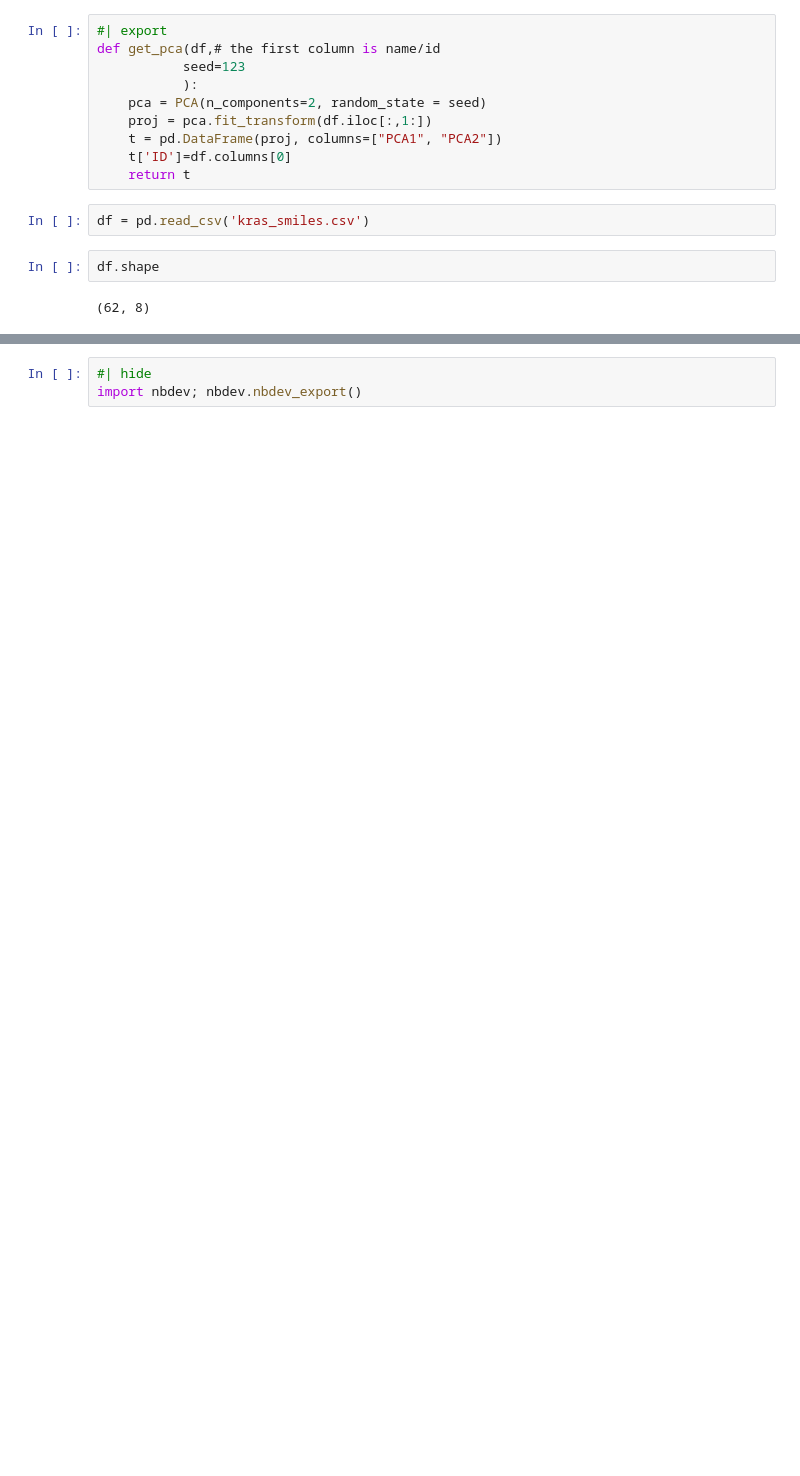
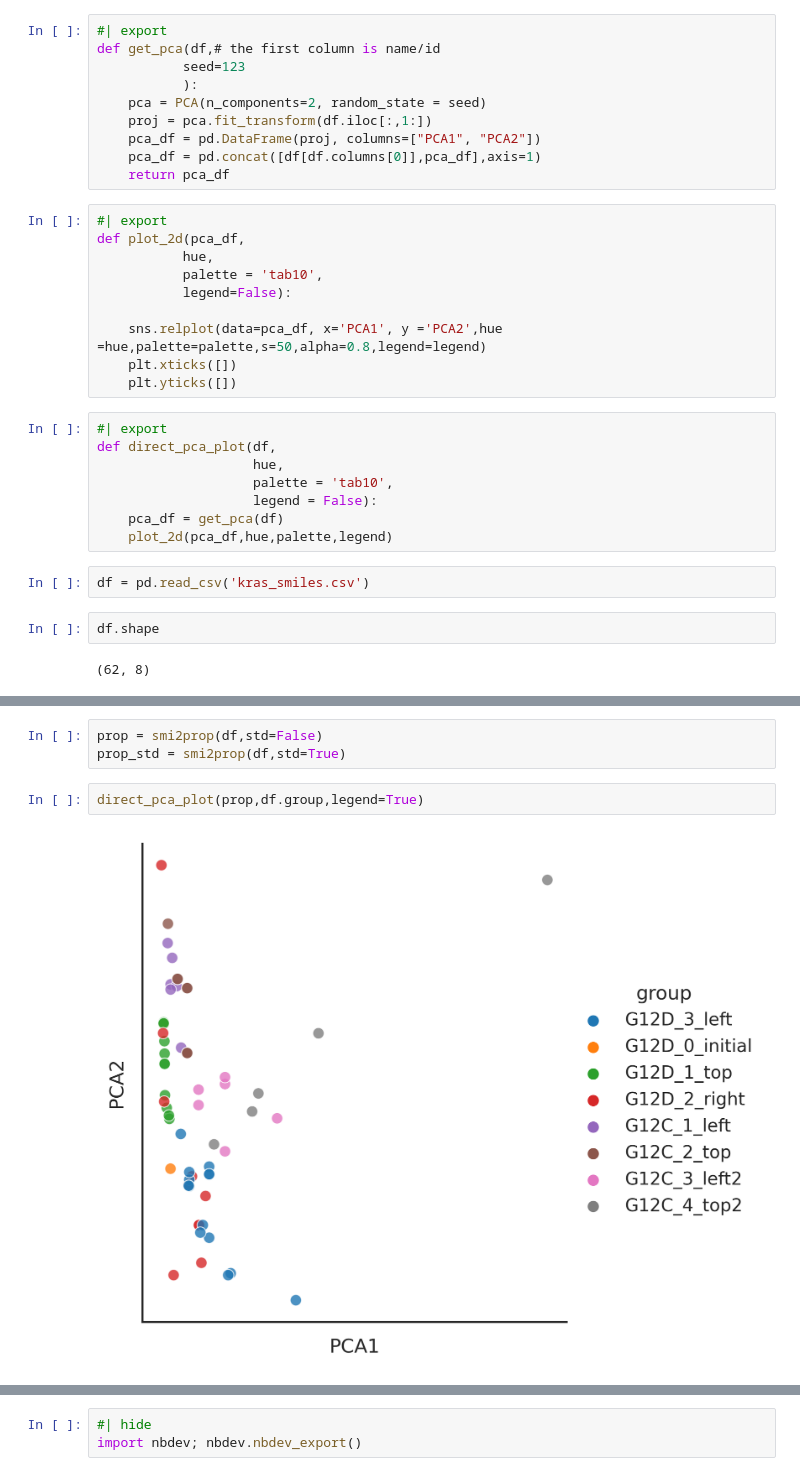
Before and after one commit to sky1ove/tools, a Jupyter notebook: nbs/01_plot.ipynb, the cells around one changed output, grey strips where cells are left out. Saved outputs shown, nothing was run; the diff lists cells and outputs as text; blank space fills up the shorter version.

Commit message:
add direct plot

```diff
--- a/nbs/01_plot.ipynb
+++ b/nbs/01_plot.ipynb
@@ -42,9 +26,27 @@ def get_pca(df,# the first column is name/id
            ):
     pca = PCA(n_components=2, random_state = seed)
     proj = pca.fit_transform(df.iloc[:,1:])
-    t = pd.DataFrame(proj, columns=["PCA1", "PCA2"])
-    t['ID']=df.columns[0]
-    return t
+    pca_df = pd.DataFrame(proj, columns=["PCA1", "PCA2"])
+    pca_df = pd.concat([df[df.columns[0]],pca_df],axis=1)
+    return pca_df
+# %%
+#| export
+def plot_2d(pca_df,
+           hue,
+           palette = 'tab10',
+           legend=False):
+
+    sns.relplot(data=pca_df, x='PCA1', y ='PCA2',hue =hue,palette=palette,s=50,alpha=0.8,legend=legend)
+    plt.xticks([])
+    plt.yticks([])
+# %%
+#| export
+def direct_pca_plot(df,
+                    hue,
+                    palette = 'tab10',
+                    legend = False):
+    pca_df = get_pca(df)
+    plot_2d(pca_df,hue,palette,legend)
 # %%
 df = pd.read_csv('kras_smiles.csv')
 # %%
@@ -86,0 +56,7 @@ smi2morgan(df)
+# %%
+prop = smi2prop(df,std=False)
+prop_std = smi2prop(df,std=True)
+# %%
+direct_pca_plot(prop,df.group,legend=True)
+# %% [output]
+[figure, added]
```
Also changed, not shown: parts of 9 cells of this notebook, 5 other files.
